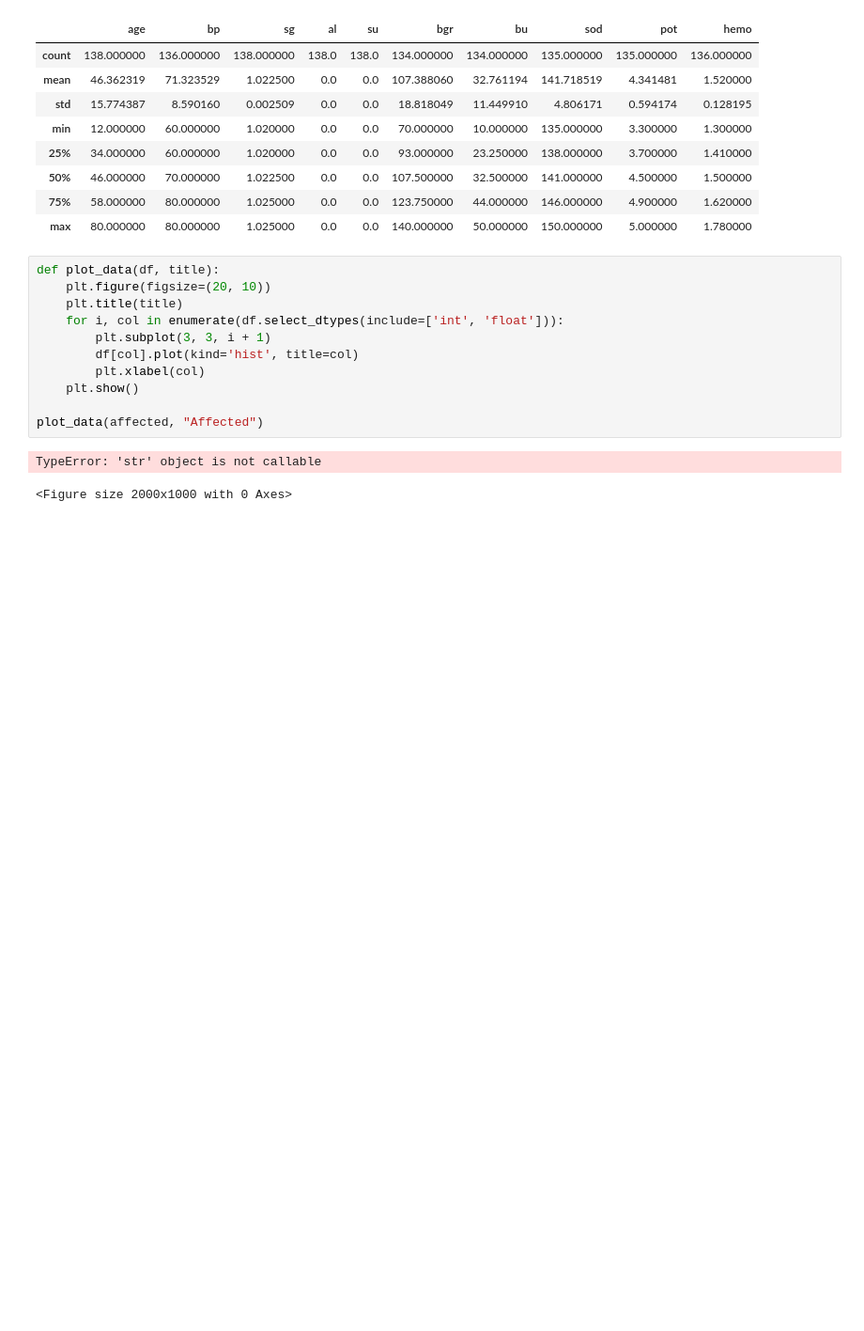
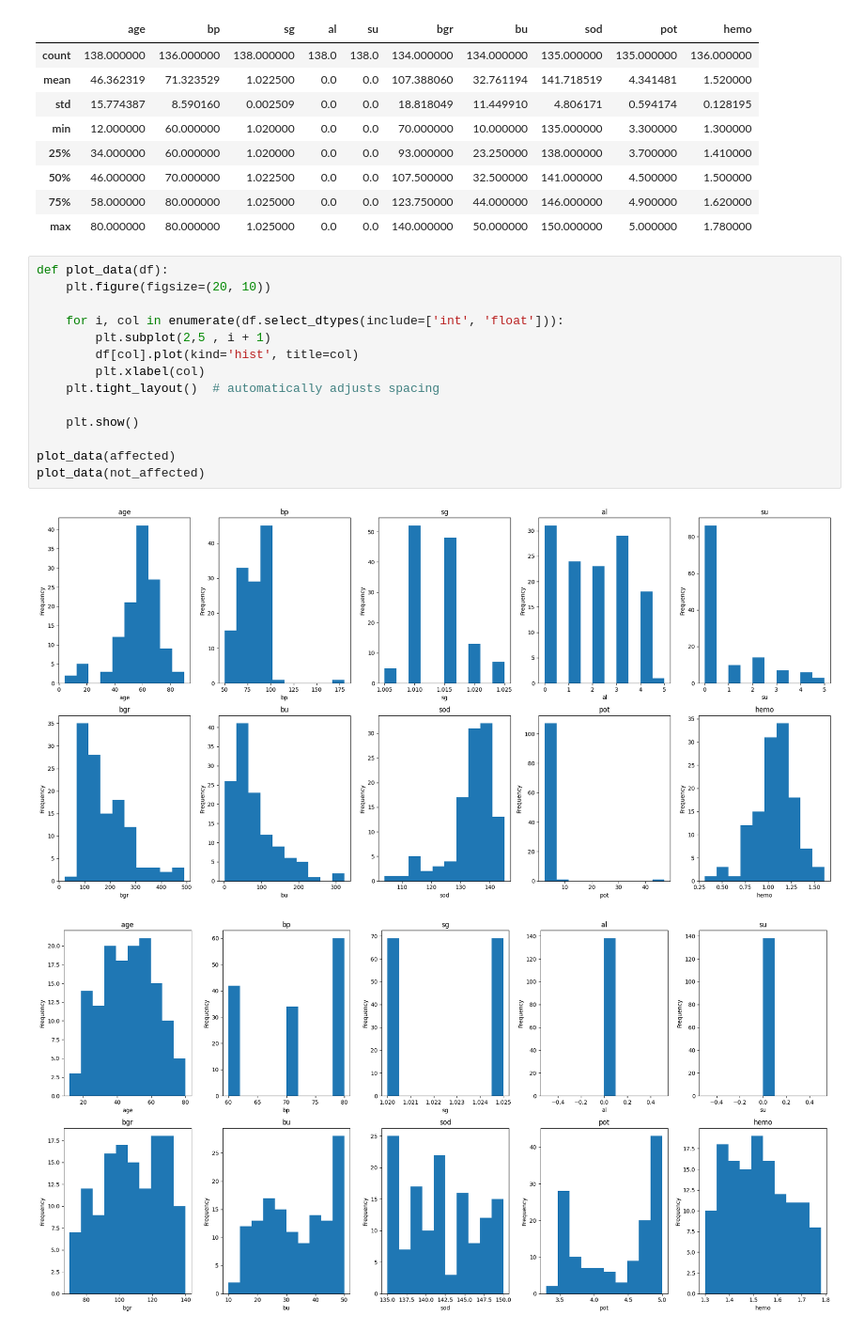
Before and after one commit to VilleSchulz/Machine-learning, a Jupyter notebook: Assignment_1_Data_Preprocessing/task.ipynb, the cells around one changed output. Shown at 94% size. Saved outputs shown, nothing was run; the diff lists cells and outputs as text; blank space fills up the shorter version.

Commit message:
added histogram and outliers

```diff
--- a/Assignment_1_Data_Preprocessing/task.ipynb
+++ b/Assignment_1_Data_Preprocessing/task.ipynb
@@ -117,16 +117,19 @@ not_affected.describe()
 | 75% | 58.000000 | 80.000000 | 1.025000 | 0.0 | 0.0 | 123.750000 | 44.000000 | 146.000000 | 4.900000 | 1.620000 |
 | max | 80.000000 | 80.000000 | 1.025000 | 0.0 | 0.0 | 140.000000 | 50.000000 | 150.000000 | 5.000000 | 1.780000 |
 # %%
-def plot_data(df, title):
+def plot_data(df):
     plt.figure(figsize=(20, 10))
-    plt.title(title)
+
     for i, col in enumerate(df.select_dtypes(include=['int', 'float'])):
-        plt.subplot(3, 3, i + 1)
+        plt.subplot(2,5 , i + 1)
         df[col].plot(kind='hist', title=col)
         plt.xlabel(col)
+    plt.tight_layout()  # automatically adjusts spacing
+
     plt.show()
 
-plot_data(affected, "Affected")
+plot_data(affected)
+plot_data(not_affected)
 # %% [output]
-TypeError: 'str' object is not callable
-<Figure size 2000x1000 with 0 Axes>
+[figure, added]
+[figure, added]
```
Also changed, not shown: parts of 1 cell of this notebook.
